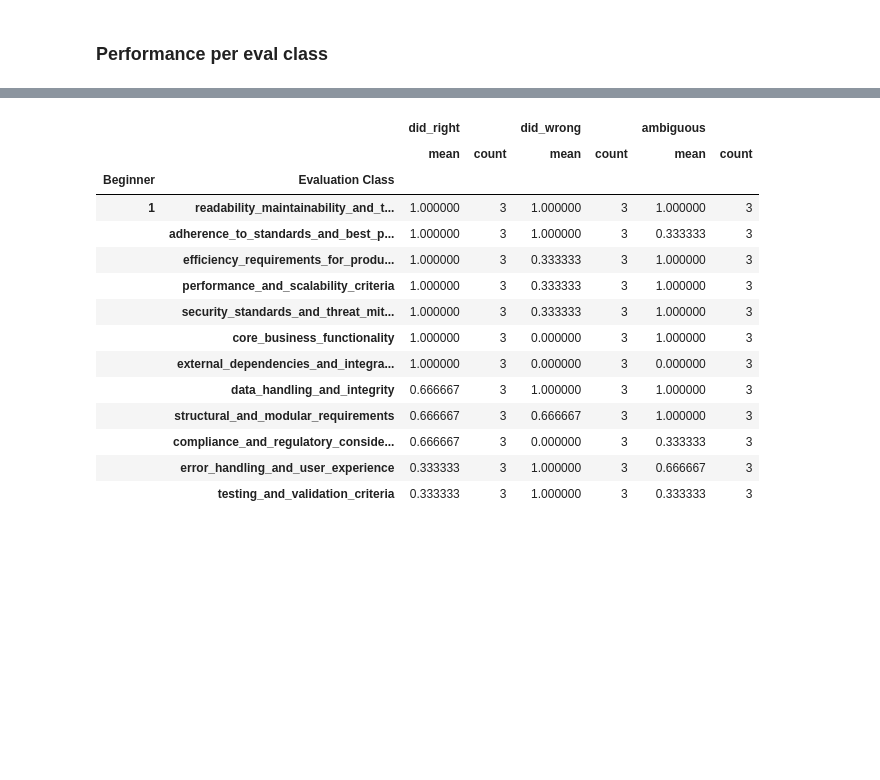
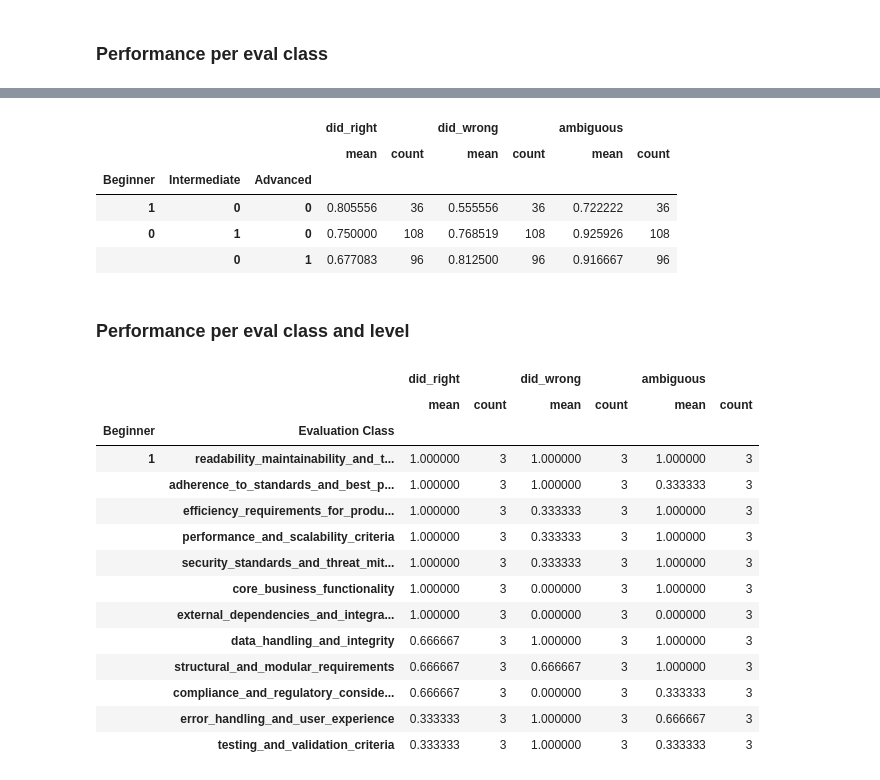
Before and after one commit to push-to-prod-ai/push-to-prod, a Jupyter notebook: syntropy-app/eda-notebook.ipynb, the cells around one changed output, grey strips where cells are left out. Drawn from its saved outputs; the diff is of its cells as text; code cells hidden in the pictures; blank space fills up the shorter version.

```diff
--- a/syntropy-app/eda-notebook.ipynb
+++ b/syntropy-app/eda-notebook.ipynb
@@ -2073,3 +2082,22 @@ subjective_analyses_df[['Evaluation Class'] + performance_metrics].groupby(by=['
+# %%
+subjective_analyses_df[levels + performance_metrics
+].groupby(
+    by=levels
+).agg(
+    ['mean', 'count']
+).sort_values(
+    by=[('did_right', 'mean'), ('did_wrong', 'mean'), ('ambiguous', 'mean')],
+    ascending=False
+)
+# %% [output]
+|  |  |  | did_right |  | did_wrong |  | ambiguous |  |
+|  |  |  | mean | count | mean | count | mean | count |
+| Beginner | Intermediate | Advanced |  |  |  |  |  |  |
+| 1 | 0 | 0 | 0.805556 | 36 | 0.555556 | 36 | 0.722222 | 36 |
+| 0 | 1 | 0 | 0.750000 | 108 | 0.768519 | 108 | 0.925926 | 108 |
+|  | 0 | 1 | 0.677083 | 96 | 0.812500 | 96 | 0.916667 | 96 |
+# %% [markdown]
+### Performance per eval class and level
 # %%
 for level in levels:
     curr_level_df = subjective_analyses_df[subjective_analyses_df[level]==1]
```
Also changed, not shown: parts of 4 cells of this notebook.
